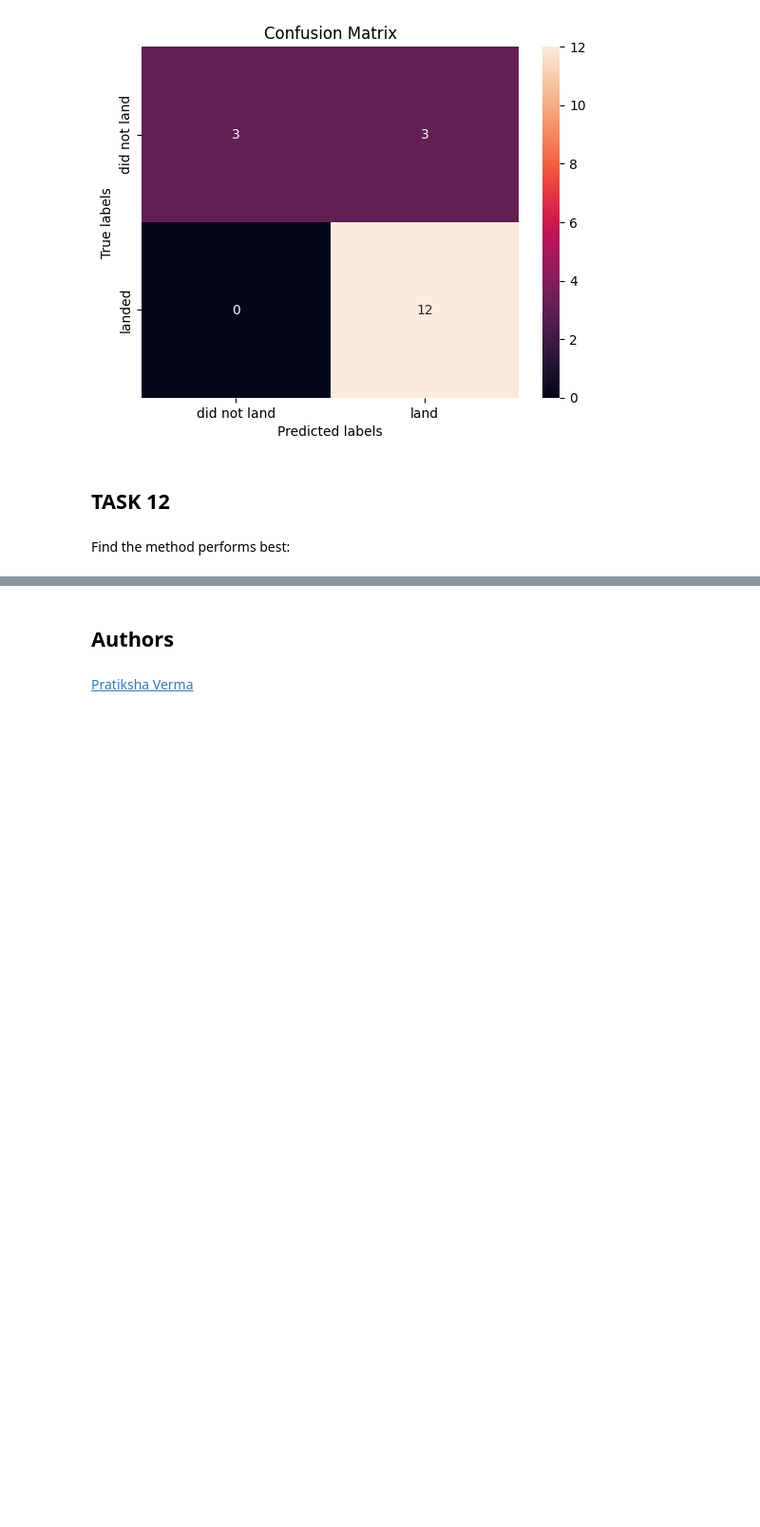
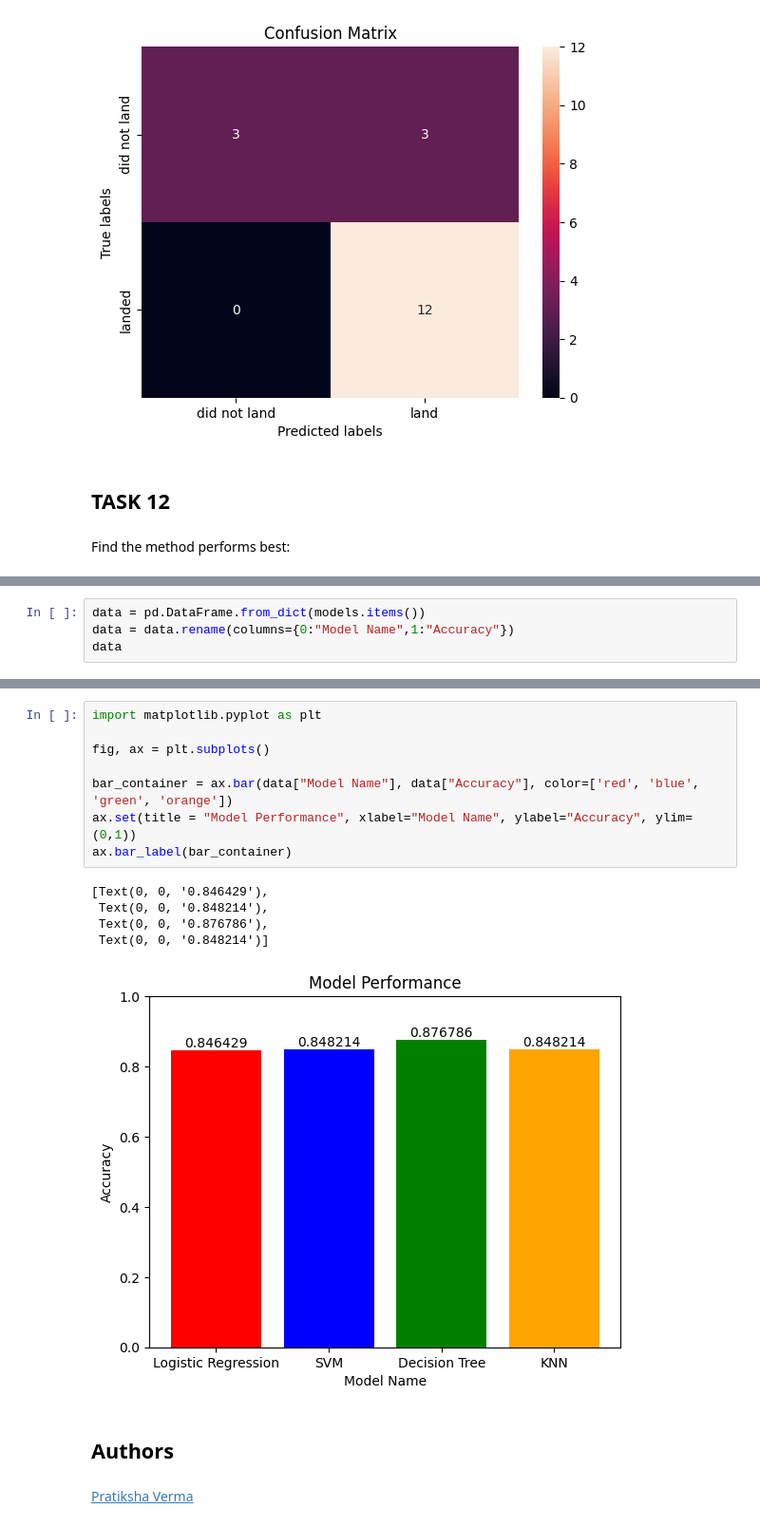
Before and after one commit to EricYangg/IBM-Applied-Data-Science-Capstone, a Jupyter notebook: Machine Learning Predictions.ipynb, the cells around one changed output, grey strips where cells are left out. Shown at 95% size. Cells and saved outputs as stored; diff of their text form; blank space fills up the shorter version.

```diff
--- a/Machine Learning Predictions.ipynb
+++ b/Machine Learning Predictions.ipynb
@@ -384,0 +375,4 @@ score:  0.8910714285714285
+# %%
+data = pd.DataFrame.from_dict(models.items())
+data = data.rename(columns={0:"Model Name",1:"Accuracy"})
+data
@@ -385,3 +385,17 @@ score:  0.8910714285714285
+# %%
+import matplotlib.pyplot as plt
+
+fig, ax = plt.subplots()
+
+bar_container = ax.bar(data["Model Name"], data["Accuracy"], color=['red', 'blue', 'green', 'orange'])
+ax.set(title = "Model Performance", xlabel="Model Name", ylabel="Accuracy", ylim=(0,1))
+ax.bar_label(bar_container)
+# %% [output]
+[Text(0, 0, '0.846429'),
+ Text(0, 0, '0.848214'),
+ Text(0, 0, '0.876786'),
+ Text(0, 0, '0.848214')]
+[figure, added]
 # %% [markdown]
 ## Authors
 # %% [markdown]
```
Also changed, not shown: parts of 6 cells of this notebook.
